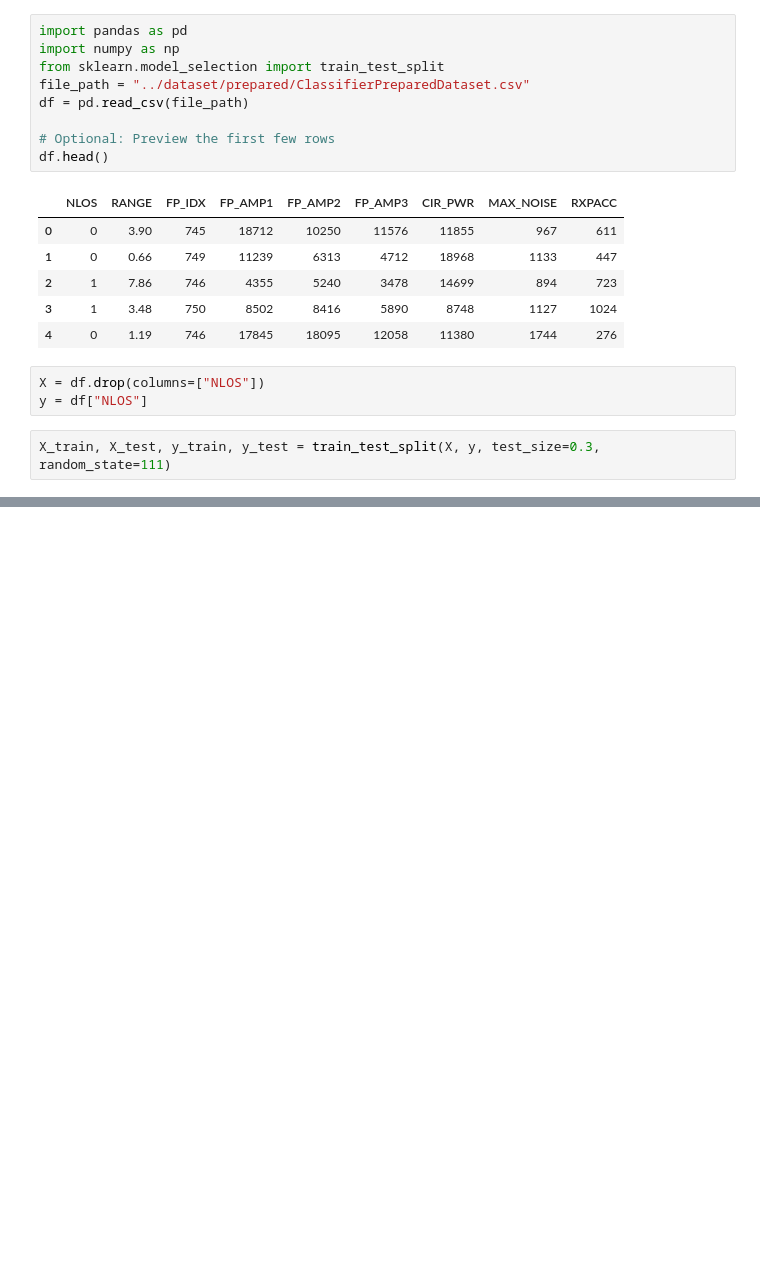
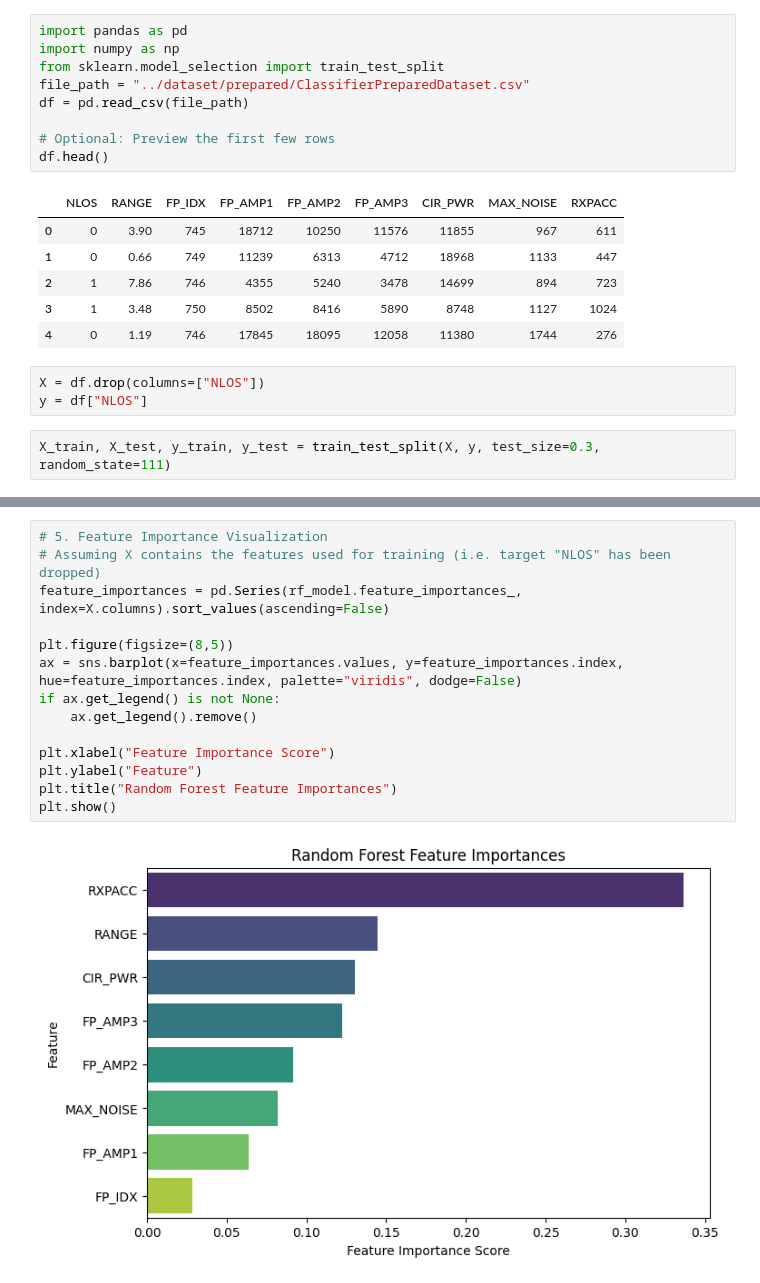
Before and after one commit to jaywmz/UWB-LOS-NLOS-Data-Analytics, a Jupyter notebook: models/NLOS_classfier_mining_randomforest.ipynb, the cells around one changed output, grey strips where cells are left out. Drawn from its saved outputs; the diff is of its cells as text; blank space fills up the shorter version.

```diff
--- a/models/NLOS_classfier_mining_randomforest.ipynb
+++ b/models/NLOS_classfier_mining_randomforest.ipynb
@@ -69,3 +69,19 @@ Confusion Matrix:
 [[5773  505]
  [ 605 5717]]
 [figure]
+# %%
+# 5. Feature Importance Visualization
+# Assuming X contains the features used for training (i.e. target "NLOS" has been dropped)
+feature_importances = pd.Series(rf_model.feature_importances_, index=X.columns).sort_values(ascending=False)
+
+plt.figure(figsize=(8,5))
+ax = sns.barplot(x=feature_importances.values, y=feature_importances.index, hue=feature_importances.index, palette="viridis", dodge=False)
+if ax.get_legend() is not None:
+    ax.get_legend().remove()
+
+plt.xlabel("Feature Importance Score")
+plt.ylabel("Feature")
+plt.title("Random Forest Feature Importances")
+plt.show()
+# %% [output]
+[figure, added]
```
Also changed, not shown: parts of 1 cell of this notebook, 6 other files.
